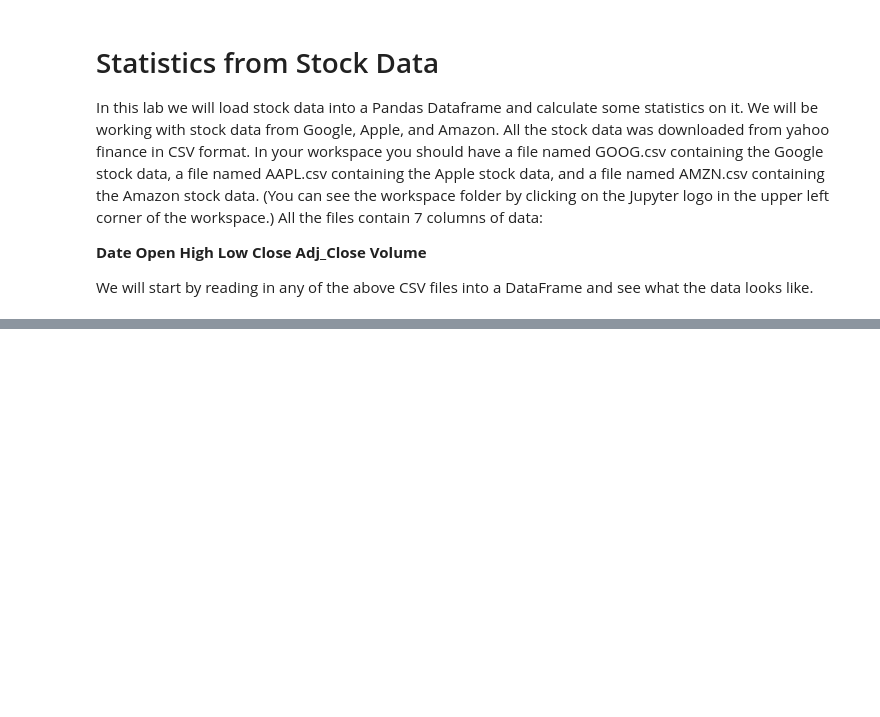
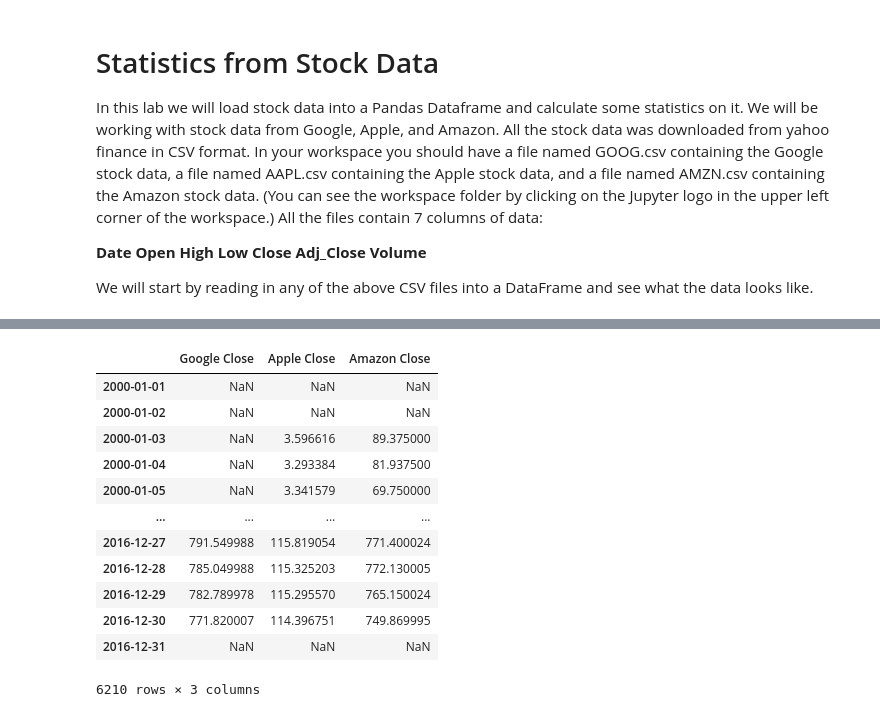
Before and after one commit to jensendarren/jupyter-notebooks, a Jupyter notebook: Pandas DataFrame Statistics from Stock Data.ipynb, the cells around one changed output, grey strips where cells are left out. Saved outputs shown, nothing was run; the diff lists cells and outputs as text; code cells hidden in the pictures; blank space fills up the shorter version.

```diff
--- a/Pandas DataFrame Statistics from Stock Data.ipynb
+++ b/Pandas DataFrame Statistics from Stock Data.ipynb
@@ -19,0 +39,9 @@ FileNotFoundError: [Errno 2] No such file or directory: './data/goog.csv'
+# %%
+# We load the Google stock data into a DataFrame
+google_stock = pd.read_csv('./data/GOOG.csv', index_col= ['Date'], parse_dates = True, usecols = ['Date', 'Adj Close'])
+
+# We load the Apple stock data into a DataFrame
+apple_stock = pd.read_csv('./data/AAPL.csv', index_col= ['Date'], parse_dates = True, usecols = ['Date', 'Adj Close'])
+
+# We load the Amazon stock data into a DataFrame
+amazon_stock = pd.read_csv('./data/AMZN.csv', index_col= ['Date'], parse_dates = True, usecols = ['Date', 'Adj Close'])
@@ -19,0 +61,6 @@ FileNotFoundError: [Errno 2] No such file or directory: './data/goog.csv'
+# %%
+# We create calendar dates between '2000-01-01' and  '2016-12-31'
+dates = pd.date_range('2000-01-01', '2016-12-31')
+
+# We create and empty DataFrame that uses the above dates as indices
+all_stocks = pd.DataFrame(index = dates)
@@ -19,0 +102,16 @@ FileNotFoundError: [Errno 2] No such file or directory: './data/goog.csv'
+# %%
+all_stocks
+# %% [output]
+|  | Google Close | Apple Close | Amazon Close |
+| 2000-01-01 | NaN | NaN | NaN |
+| 2000-01-02 | NaN | NaN | NaN |
+| 2000-01-03 | NaN | 3.596616 | 89.375000 |
+| 2000-01-04 | NaN | 3.293384 | 81.937500 |
+| 2000-01-05 | NaN | 3.341579 | 69.750000 |
+| ... | ... | ... | ... |
+| 2016-12-27 | 791.549988 | 115.819054 | 771.400024 |
+| 2016-12-28 | 785.049988 | 115.325203 | 772.130005 |
+| 2016-12-29 | 782.789978 | 115.295570 | 765.150024 |
+| 2016-12-30 | 771.820007 | 114.396751 | 749.869995 |
+| 2016-12-31 | NaN | NaN | NaN |
+6210 rows × 3 columns
```
Also changed, not shown: parts of 20 cells of this notebook.
